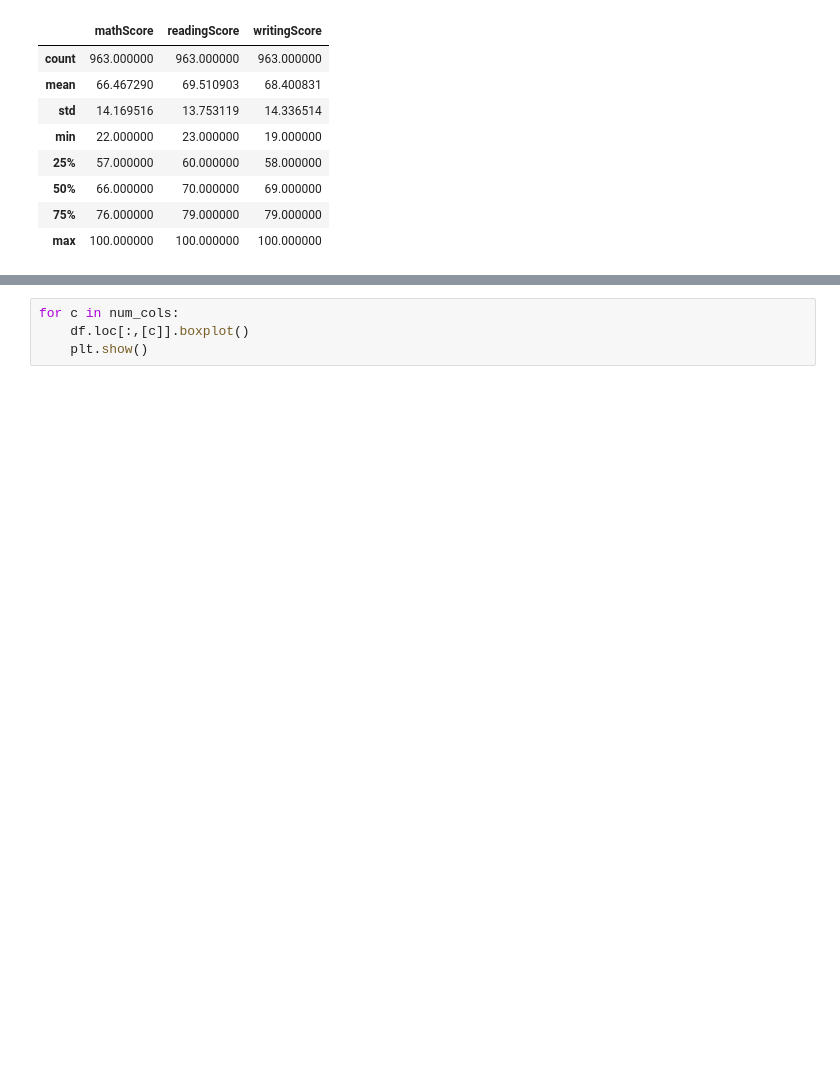
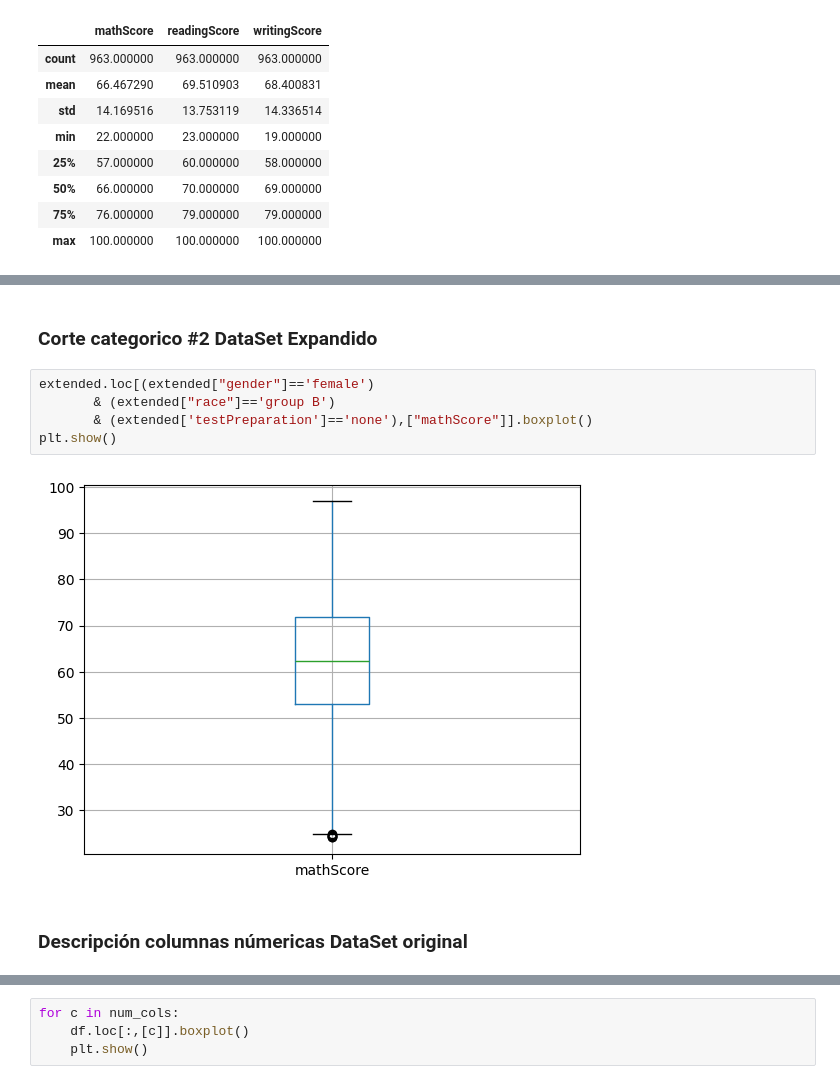
Before and after one commit to jc-vasquez14/ProyectoTeoria, a Jupyter notebook: Proyecto_EDA.ipynb, the cells around one changed output, grey strips where cells are left out. Drawn from its saved outputs; the diff is of its cells as text; blank space fills up the shorter version.

```diff
--- a/Proyecto_EDA.ipynb
+++ b/Proyecto_EDA.ipynb
@@ -485,0 +515,11 @@ Dataset Extendido
+# %% [markdown]
+### Corte categorico #2 DataSet Expandido
+# %%
+extended.loc[(extended["gender"]=='female')
+       & (extended["race"]=='group B')
+       & (extended['testPreparation']=='none'),["mathScore"]].boxplot()
+plt.show()
+# %% [output]
+[figure, added]
+# %% [markdown]
+### Descripción columnas númericas DataSet original
```
Also changed, not shown: parts of 28 cells of this notebook.
